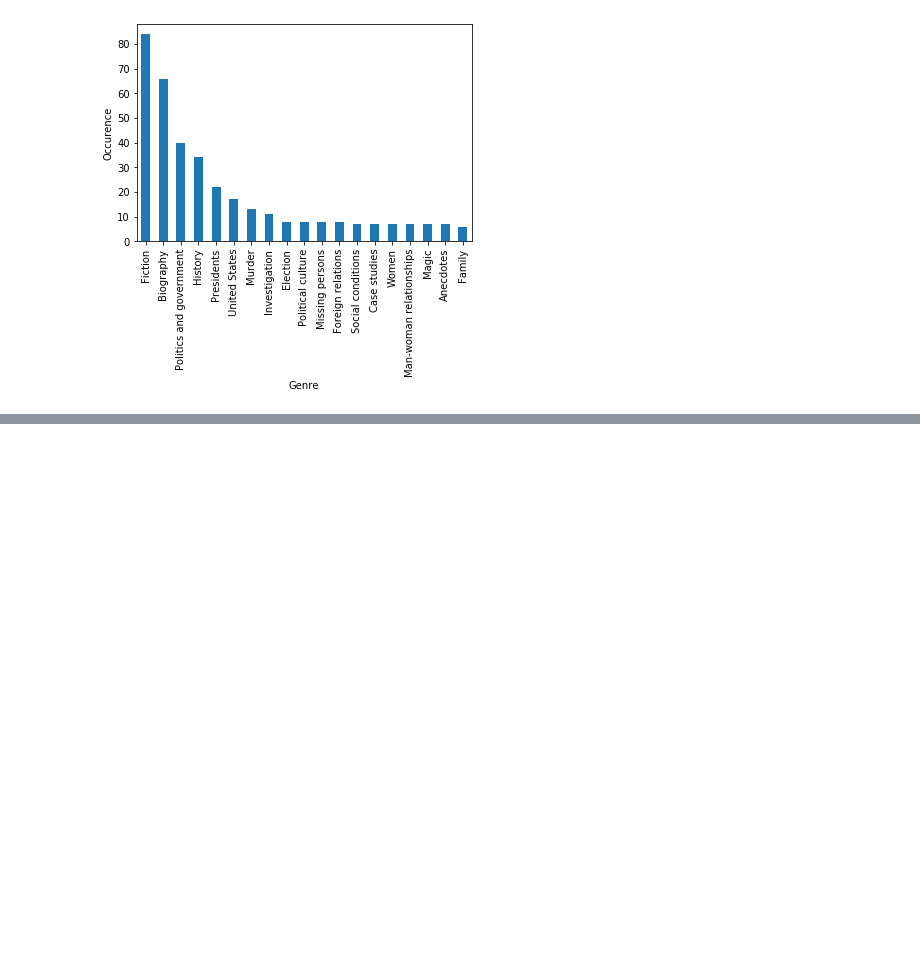
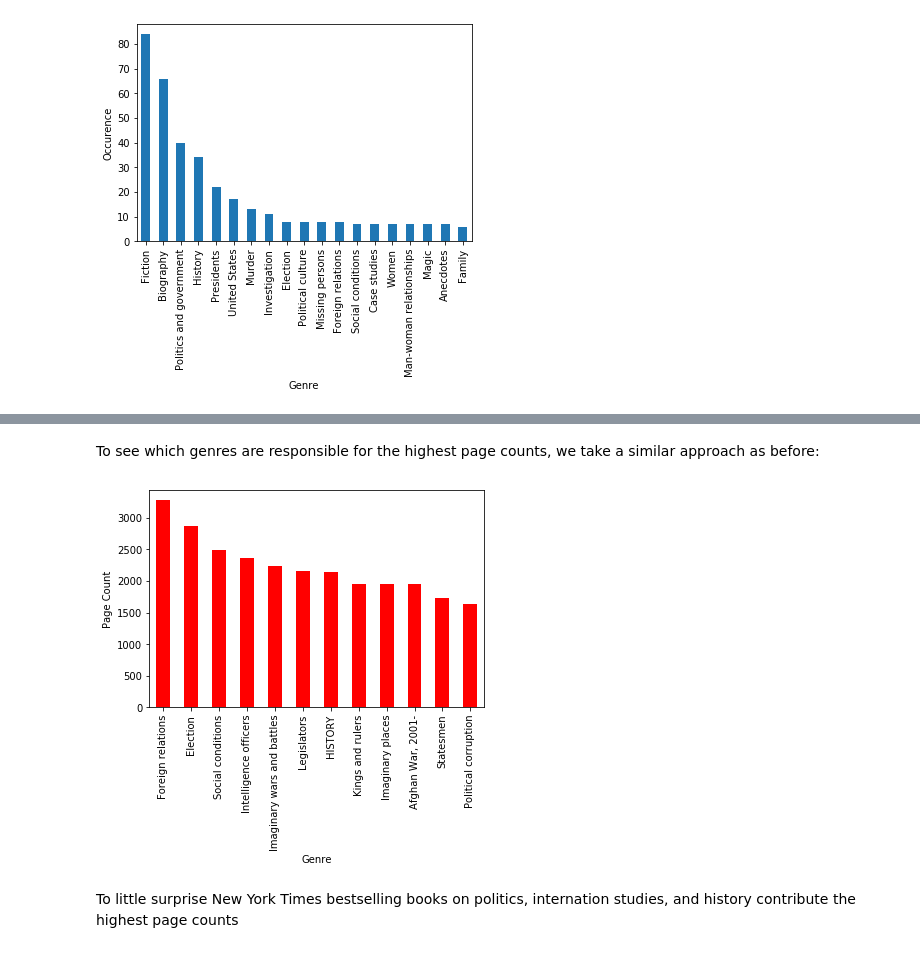
Before and after one commit to brennyD/brennyD.github.io, a Jupyter notebook: Final Tutorial.ipynb, the cells around one changed output, grey strips where cells are left out. Saved outputs shown, nothing was run; the diff lists cells and outputs as text; code cells hidden in the pictures; blank space fills up the shorter version.

```diff
--- a/Final Tutorial.ipynb
+++ b/Final Tutorial.ipynb
@@ -455,0 +510,10 @@ Based on this plot, it is apparent that, outside of general fiction, books that
+# %% [markdown]
+To see which genres are responsible for the highest page counts, we take a similar approach as before:
+# %%
+pc = genres_total[:12].plot(kind="bar",x="genre", legend=None, color='r');
+pc.set_ylabel("Page Count");
+pc.set_xlabel("Genre");
+# %% [output]
+[figure, added]
+# %% [markdown]
+To little surprise New York Times bestselling books on politics, internation studies, and history contribute the highest page counts
```
Also changed, not shown: parts of 6 cells of this notebook, 1 other file.
